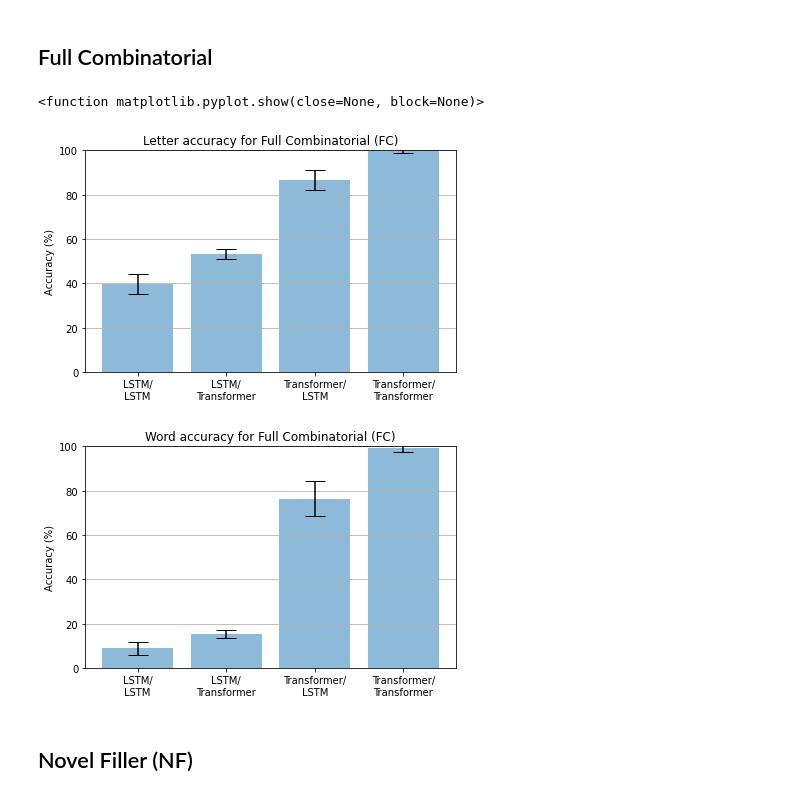
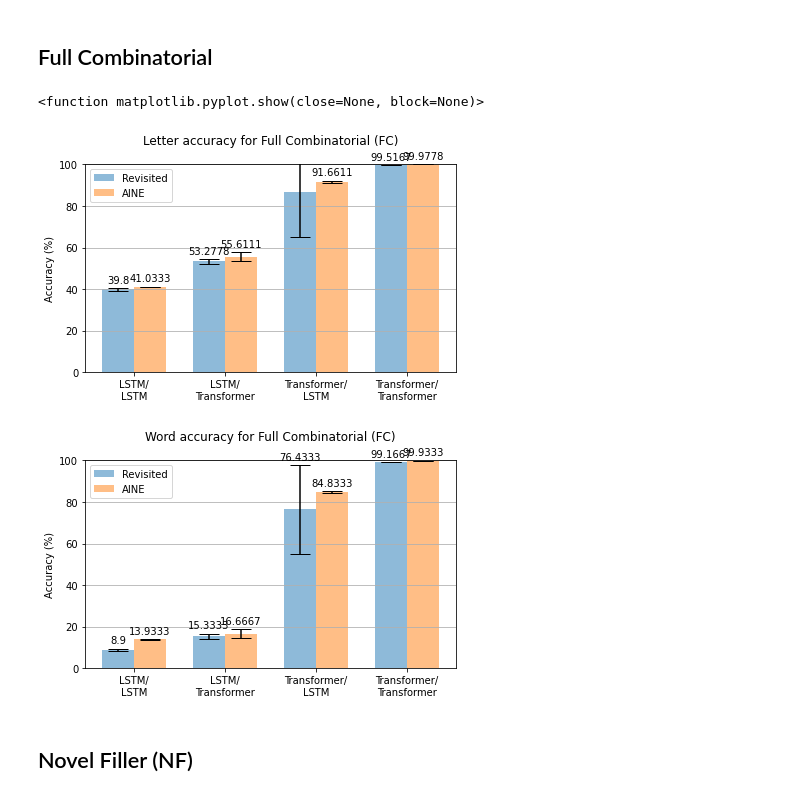
Before and after one commit to LA-Koenig/Attention-Revisited, a Jupyter notebook: Results/results_20220912/_plots.ipynb, the cells around one changed output. Saved outputs shown, nothing was run; the diff lists cells and outputs as text; code cells hidden in the pictures.

```diff
--- a/Results/results_20220912/_plots.ipynb
+++ b/Results/results_20220912/_plots.ipynb
@@ -153,5 +188,13 @@ SA_letter_error = [letter_LSTM_LSTM_SA_error, letter_LSTM_Transformer_SA_error,
                letter_Transformer_LSTM_SA_error, letter_Transformer_Transformer_SA_error]
 SA_word_error = [word_LSTM_LSTM_SA_error, word_LSTM_Transformer_SA_error,
                word_Transformer_LSTM_SA_error, word_Transformer_Transformer_SA_error]
+# %%
+# From "Attention is not enough"
+
+SA_letter_CTEs_AINE = [99.8111, 92.2222223,     99.55 ,       100.]
+SA_word_CTEs_AINE = [99.4, 75.3333334,       98.9333,      100.]
+
+SA_letter_error_AINE = [0.1614, 2.0951312,     0.5238 ,      0.]
+SA_word_error_AINE = [0.4899, 6.12624372,     1.052,       0.]
 # %%
 fig, ax = plt.subplots()
@@ -239,6 +306,7 @@ word_Transformer_Transformer_FC_error = (1.96 / np.sqrt(10)) * np.std(word_Trans
 # %%
 labels = ['LSTM/\nLSTM', 'LSTM/\nTransformer', 'Transformer/\nLSTM', 'Transformer/\nTransformer']
 x_pos = np.arange(len(labels))
+width = 0.35
 
 FC_letter_CTEs = [letter_LSTM_LSTM_FC_mean, letter_LSTM_Transformer_FC_mean,
                letter_Transformer_LSTM_FC_mean, letter_Transformer_Transformer_FC_mean]
@@ -249,45 +317,75 @@ FC_letter_error = [letter_LSTM_LSTM_FC_error, letter_LSTM_Transformer_FC_error,
                letter_Transformer_LSTM_FC_error, letter_Transformer_Transformer_FC_error]
 FC_word_error = [word_LSTM_LSTM_FC_error, word_LSTM_Transformer_FC_error,
                word_Transformer_LSTM_FC_error, word_Transformer_Transformer_FC_error]
+# %%
+# From "Attention is not enough"
+
+FC_letter_CTEs_AINE = [41.0333, 55.6111112,     91.6611,       99.9777778]
+FC_word_CTEs_AINE = [13.9333,   16.6666668 ,     84.83333,   99.9333333]
+
+FC_letter_error_AINE = [7.0561  , 5.83524369,   6.148,       0.07027277]
+FC_word_error_AINE = [4.1333 , 2.22222233,    9.1388,      0.21081862]
 # %%
 fig, ax = plt.subplots()
-ax.bar(x_pos, FC_letter_CTEs,
-       yerr=FC_letter_error,
-       align = 'center',
-       alpha = 0.5,
-       ecolor = 'black',
-       capsize=10)
+mine = ax.bar(x_pos - width/2, FC_letter_CTEs, width,
+              yerr=SA_letter_error,
+              align = 'center',
+              alpha = 0.5,
+              ecolor = 'black',
+              capsize=10,
+              label="Revisited")
+theirs = ax.bar(x_pos + width/2, FC_letter_CTEs_AINE, width,
+              yerr=SA_letter_error_AINE,
+              align = 'center',
+              alpha = 0.5,
+              ecolor = 'black',
+              capsize=10,
+              label="AINE")
+ax.legend()
+ax.bar_label(mine, padding=3)
+ax.bar_label(theirs, padding=3)
 ax.set_ylabel('Accuracy (%)')
 ax.set_ylim([0, 100])
 ax.set_xticks(x_pos)
 ax.set_xticklabels(labels)
-ax.set_title('Letter accuracy for Full Combinatorial (FC)')
+ax.set_title('Letter accuracy for Full Combinatorial (FC)', pad=20)
 ax.yaxis.grid(True)
 
 plt.tight_layout()
 plt.show
 
 
 fig, ax = plt.subplots()
-ax.bar(x_pos, FC_word_CTEs,
-       yerr=FC_word_error,
-       align = 'center',
-       alpha = 0.5,
-       ecolor = 'black',
-       capsize=10)
+mine = ax.bar(x_pos - width/2, FC_word_CTEs, width,
+              yerr=SA_letter_error,
+              align = 'center',
+              alpha = 0.5,
+              ecolor = 'black',
+              capsize=10,
+              label="Revisited")
+theirs = ax.bar(x_pos + width/2, FC_word_CTEs_AINE, width,
+              yerr=SA_letter_error_AINE,
+              align = 'center',
+              alpha = 0.5,
+              ecolor = 'black',
+              capsize=10,
+              label="AINE")
+ax.legend()
+ax.bar_label(mine, padding=3)
+ax.bar_label(theirs, padding=3)
 ax.set_ylabel('Accuracy (%)')
 ax.set_ylim([0, 100])
 ax.set_xticks(x_pos)
 ax.set_xticklabels(labels)
-ax.set_title('Word accuracy for Full Combinatorial (FC)')
+ax.set_title('Word accuracy for Full Combinatorial (FC)', pad=20)
 ax.yaxis.grid(True)
 
 plt.tight_layout()
 plt.show
 # %% [output]
 <function matplotlib.pyplot.show(close=None, block=None)>
-[figure, old version]
+[figure, new version]
-[figure, old version]
+[figure, new version]
 # %% [markdown]
 ## Novel Filler (NF)
 # %%
```
Also changed, not shown: parts of 8 cells of this notebook, 2 other files.
